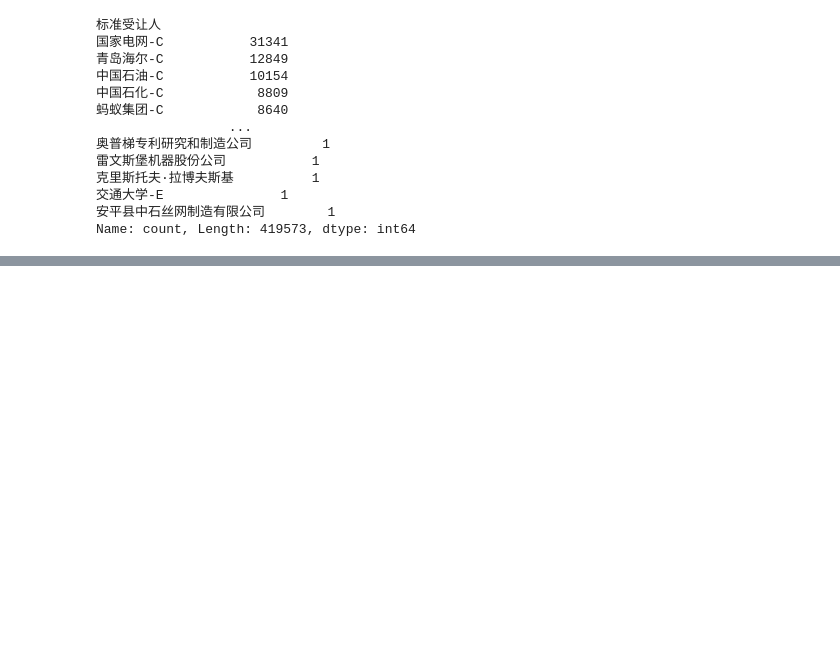
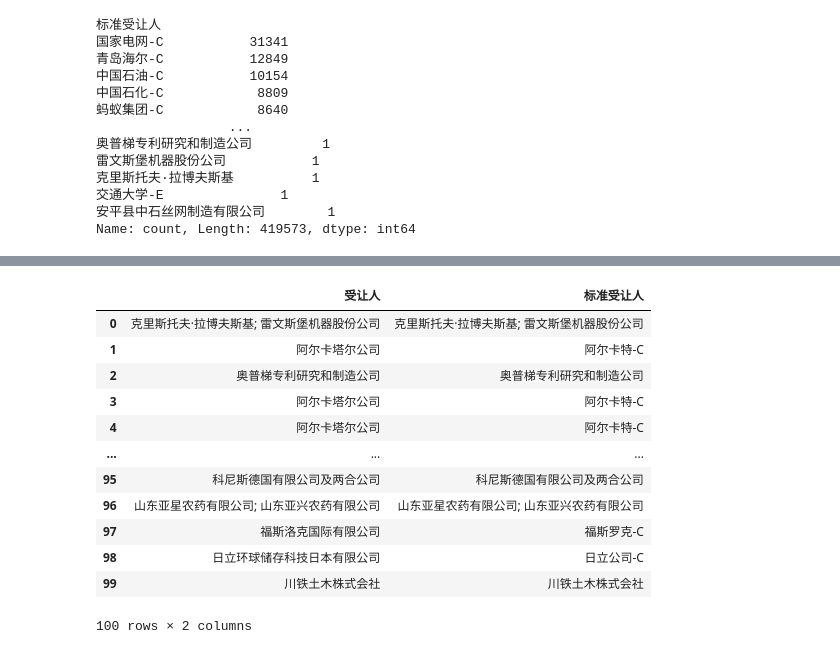
Before and after one commit to ideatechresearch/patent_invest, a Jupyter notebook: 高新专利转让.ipynb, the cells around one changed output, grey strips where cells are left out. Cells and saved outputs as stored; diff of their text form; code cells hidden in the pictures; blank space fills up the shorter version.

```diff
--- a/高新专利转让.ipynb
+++ b/高新专利转让.ipynb
@@ -1072,0 +1111,16 @@ Name: count, Length: 419573, dtype: int64
+# %%
+invention_transfer.filter(like='受让')
+# %% [output]
+|  | 受让人 | 标准受让人 |
+| 0 | 克里斯托夫·拉博夫斯基; 雷文斯堡机器股份公司 | 克里斯托夫·拉博夫斯基; 雷文斯堡机器股份公司 |
+| 1 | 阿尔卡塔尔公司 | 阿尔卡特-C |
+| 2 | 奥普梯专利研究和制造公司 | 奥普梯专利研究和制造公司 |
+| 3 | 阿尔卡塔尔公司 | 阿尔卡特-C |
+| 4 | 阿尔卡塔尔公司 | 阿尔卡特-C |
+| ... | ... | ... |
+| 95 | 科尼斯德国有限公司及两合公司 | 科尼斯德国有限公司及两合公司 |
+| 96 | 山东亚星农药有限公司; 山东亚兴农药有限公司 | 山东亚星农药有限公司; 山东亚兴农药有限公司 |
+| 97 | 福斯洛克国际有限公司 | 福斯罗克-C |
+| 98 | 日立环球储存科技日本有限公司 | 日立公司-C |
+| 99 | 川铁土木株式会社 | 川铁土木株式会社 |
+100 rows × 2 columns
```
Also changed, not shown: parts of 18 cells of this notebook, 20 other files.
